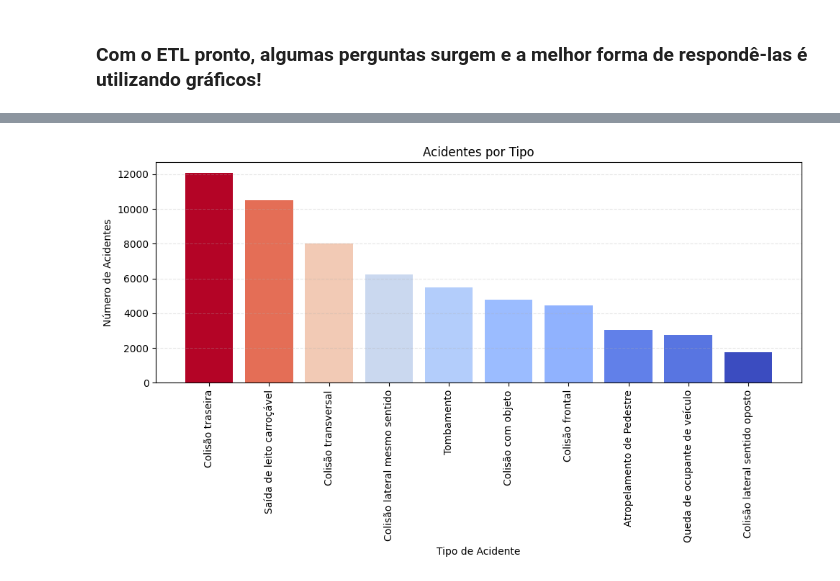
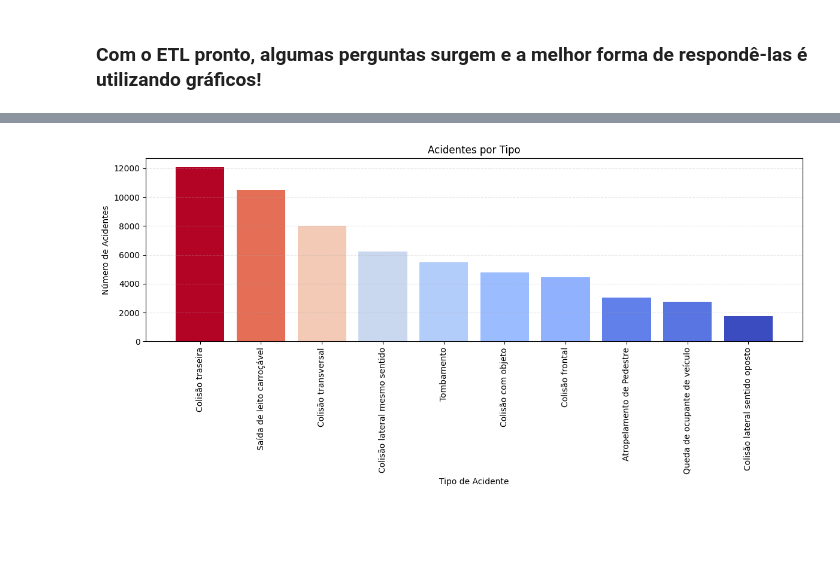
Before and after one commit to marlonlfranca/acidentes-brasil, a Jupyter notebook: jupyter/Totals-2022-accidents.ipynb, the cells around one changed output, grey strips where cells are left out. Saved outputs shown, nothing was run; the diff lists cells and outputs as text; code cells hidden in the pictures; blank space fills up the shorter version.

```diff
--- a/jupyter/Totals-2022-accidents.ipynb
+++ b/jupyter/Totals-2022-accidents.ipynb
@@ -96,23 +88,21 @@ plt.show()
 # %%
 # Qual o tipo de acidente mais comum?
 tipo_acidente = data_2022["tipo_acidente"].value_counts().nlargest(10)
-
 # Normalização
 norm = plt.Normalize(tipo_acidente.min(), tipo_acidente.max())
-cores = plt.cm.coolwarm(norm(tipo_acidente))  # Gradiente azul → vermelho
-
+cores = plt.cm.coolwarm(norm(tipo_acidente))
 # Plotagem
-plt.figure(figsize=(10, 6))
+plt.figure(figsize=(12, 6))
 plt.bar(tipo_acidente.index.astype(str), tipo_acidente, color=cores)
 plt.title('Acidentes por Tipo')
 plt.xlabel('Tipo de Acidente')
 plt.ylabel('Número de Acidentes')
 plt.xticks(rotation=90)
 plt.grid(axis='y', linestyle='--', alpha=0.3)
 plt.tight_layout()
 plt.show()
 # %% [output]
-[figure, old version]
+[figure, new version]
 # %%
 # Qual a causa de acidente mais comum?
 causa_acidente = data_2022["causa_acidente"].value_counts().nlargest(10)
```
Also changed, not shown: parts of 7 cells of this notebook, 9 other files.
